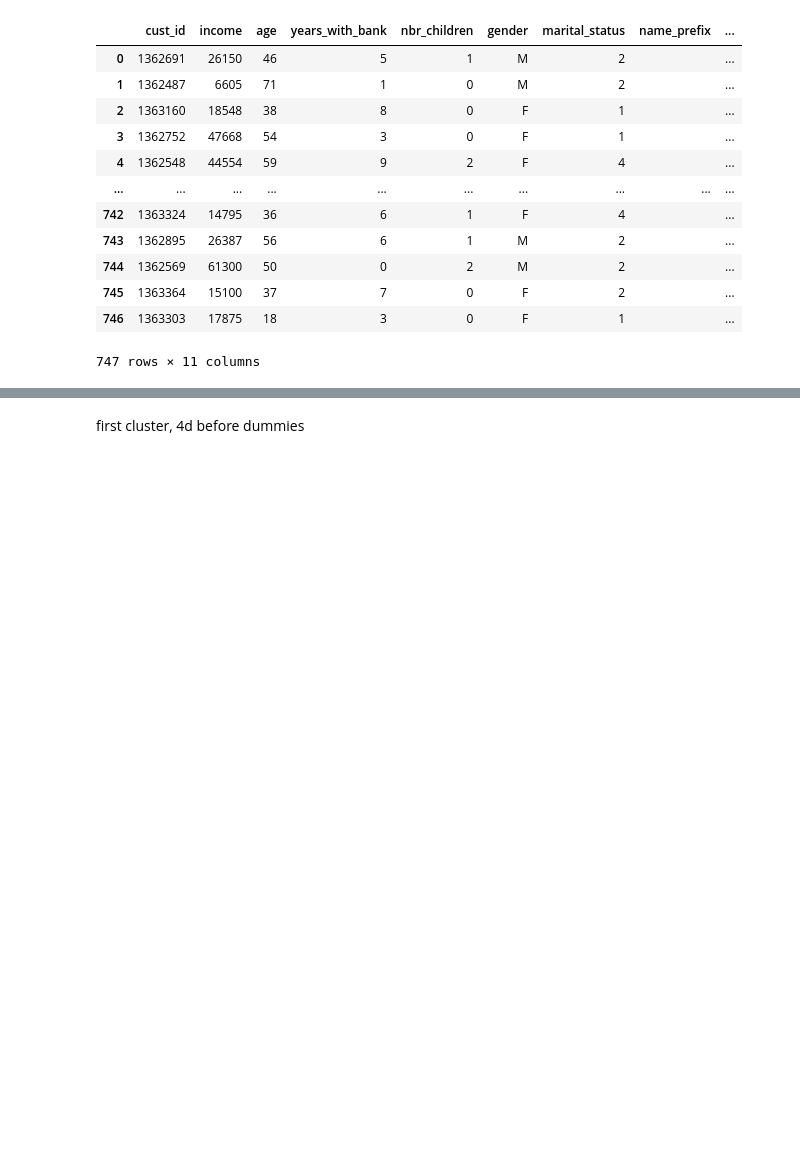
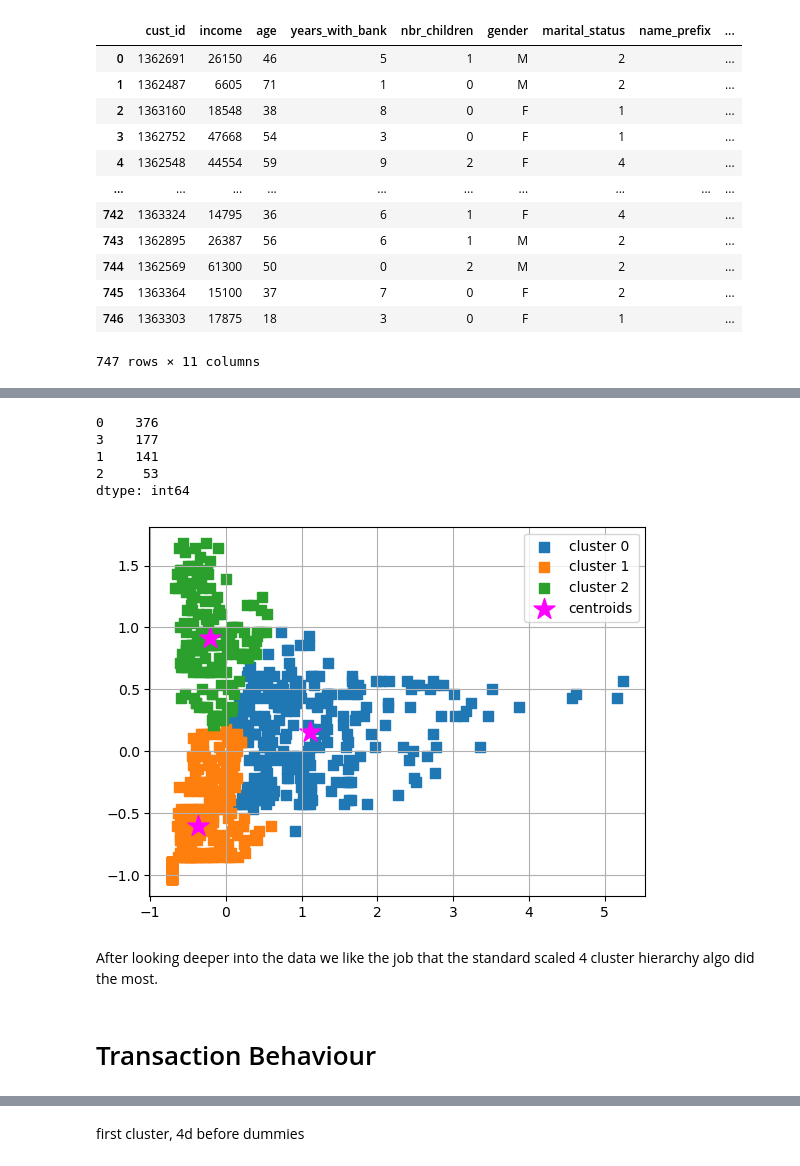
Before and after one commit to Malcolm-Q/mini-project-III, a Jupyter notebook: 3-feature_engi.ipynb, the cells around one changed output, grey strips where cells are left out. Drawn from its saved outputs; the diff is of its cells as text; code cells hidden in the pictures; blank space fills up the shorter version.

```diff
--- a/3-feature_engi.ipynb
+++ b/3-feature_engi.ipynb
@@ -40,0 +160,16 @@ cust
+# %%
+pd.Series(stan_y).value_counts()
+# %% [output]
+0    376
+3    177
+1    141
+2     53
+dtype: int64
+# %%
+plot_clusters(x_rob,rob_y,plt_cluster_centers=True)
+# %% [output]
+[figure, added]
+# %% [markdown]
+After looking deeper into the data we like the job that the standard scaled 4 cluster hierarchy algo did the most.
+# %% [markdown]
+# Transaction Behaviour
```
Also changed, not shown: parts of 155 cells of this notebook, 8 other files.
